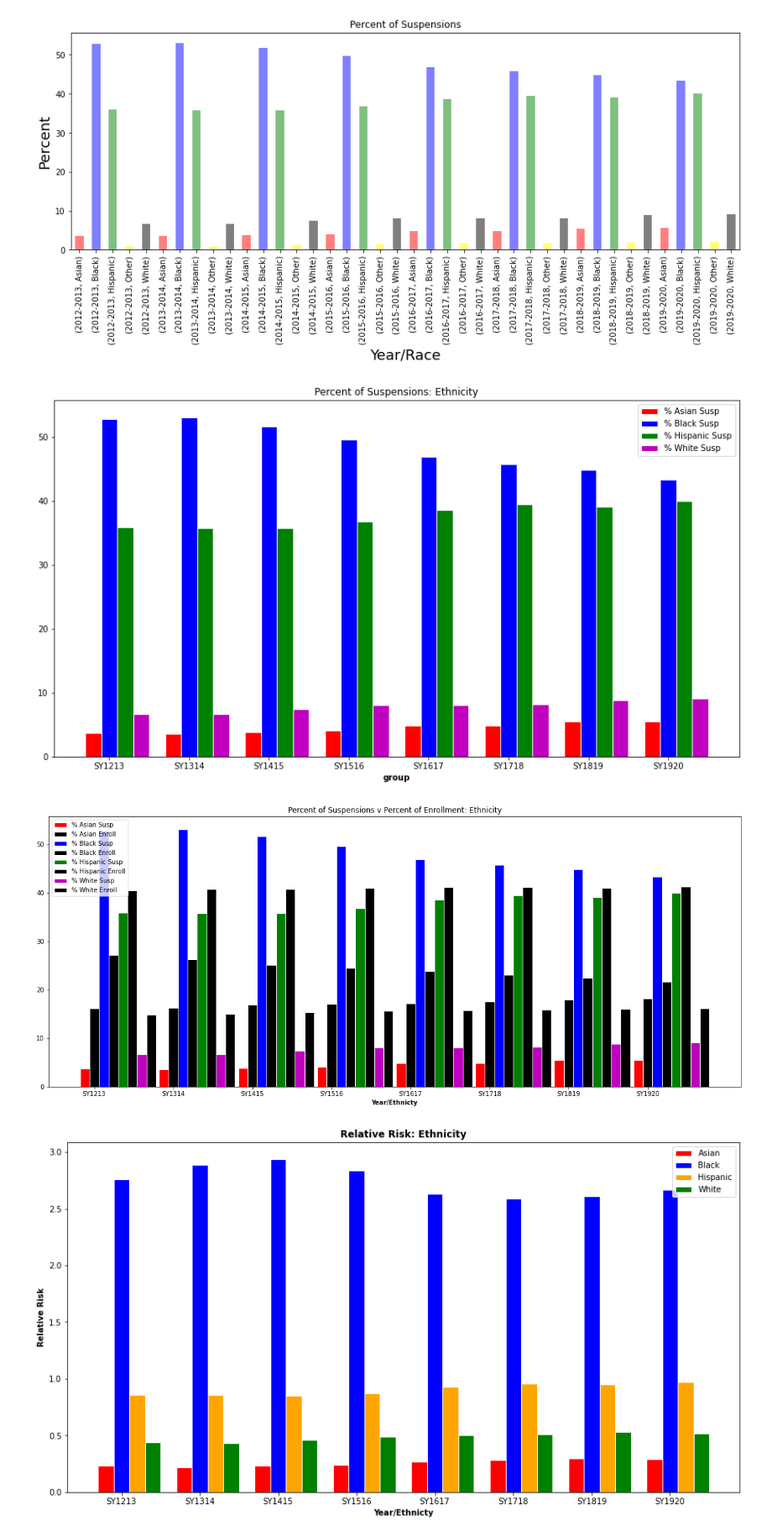
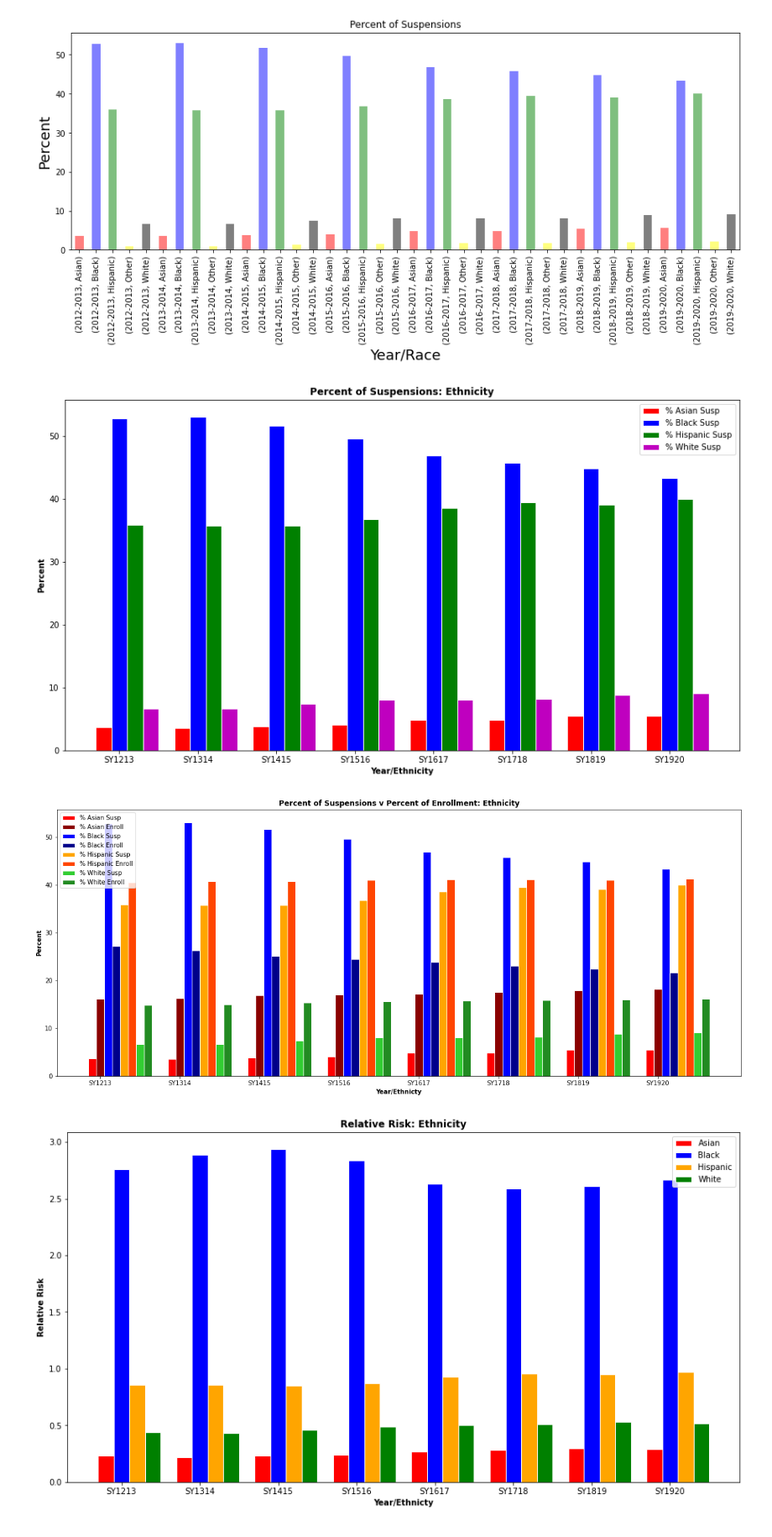
Before and after one commit to hdbedwell/Exploring_Disproportionality, a Jupyter notebook: 12142020 Disproportionality Analysis.ipynb, the cells around one changed output. Shown at 84% size. Saved outputs shown, nothing was run; the diff lists cells and outputs as text; code cells hidden in the pictures.

Commit message:
feat: Add visualization

```diff
--- a/12142020 Disproportionality Analysis.ipynb
+++ b/12142020 Disproportionality Analysis.ipynb
@@ -1013,15 +1013,16 @@ plt.bar(r3, bars3, color='g', width=barWidth, edgecolor='white', label='% Hispan
 plt.bar(r4, bars4, color='m', width=barWidth, edgecolor='white', label='% White Susp')
 
 # Add xticks on the middle of the group bars
-plt.xlabel('group', fontweight='bold')
+plt.xlabel('Year/Ethnicity', fontweight='bold')
+plt.ylabel('Percent', fontweight='bold')
 plt.xticks([r + barWidth for r in range(len(bars1))], ['SY1213', 'SY1314', 'SY1415', 'SY1516', 'SY1617', 'SY1718', 'SY1819', 'SY1920'])
-plt.title('Percent of Suspensions: Ethnicity')
+plt.title('Percent of Suspensions: Ethnicity', fontweight='bold')
 
 # Create legend & Show graphic
 plt.legend()
 plt.show()
 # %% [output]
-[figure, old version]
+[figure, new version]
 # %%
 #Source: https://python-graph-gallery.com/11-grouped-barplot/
 
@@ -1031,48 +1032,49 @@ import matplotlib.pyplot as plt
 plt.figure(figsize=(20, 8))
 
 # set width of bar
-barWidth = 0.12
+barWidth = 0.1
 
 # set height of bar
 bars1 = [3.7, 3.6, 3.8, 4.1, 4.8, 4.9, 5.5, 5.5]
 bars2 = [16.1, 16.2, 16.9, 17.0, 17.2, 17.6, 17.9, 18.2]
 bars3 = [52.8, 53.1, 51.7, 49.6, 46.9, 45.7, 44.8, 43.3]
 bars4 = [27.2, 26.2, 25.1, 24.4, 23.8, 23.1, 22.4, 21.6]
 bars5 = [35.9, 35.8, 35.8, 36.8, 38.6, 39.4, 39.1, 40.0]
 bars6 = [40.5, 40.7, 40.8, 41.0, 41.1, 41.1, 41.0, 41.2]
 bars7 = [6.7, 6.7, 7.4, 8.0, 8.1, 8.2, 8.8, 9.1]
 bars8 = [14.9, 15.0, 15.4, 15.6, 15.7, 15.9, 16.0, 16.1]
 
 # Set position of bar on X axis
 r1 = np.arange(len(bars1))
 r2 = [x + barWidth for x in r1]
 r3 = [x + barWidth for x in r2]
 r4 = [x + barWidth for x in r3]
 r5 = [x + barWidth for x in r4]
 r6 = [x + barWidth for x in r5]
 r7 = [x + barWidth for x in r6]
 r8 = [x + barWidth for x in r7]
 
 # Make the plot
-plt.bar(r1, bars1, color='r', width=barWidth, edgecolor='white', label='% Asian Susp')
-plt.bar(r2, bars2, color='k', width=barWidth, edgecolor='white', label='% Asian Enroll')
-plt.bar(r3, bars3, color='b', width=barWidth, edgecolor='white', label='% Black Susp')
-plt.bar(r4, bars4, color='k', width=barWidth, edgecolor='white', label='% Black Enroll')
-plt.bar(r5, bars5, color='g', width=barWidth, edgecolor='white', label='% Hispanic Susp')
-plt.bar(r6, bars6, color='k', width=barWidth, edgecolor='white', label='% Hispanic Enroll')
-plt.bar(r7, bars7, color='m', width=barWidth, edgecolor='white', label='% White Susp')
-plt.bar(r8, bars8, color='k', width=barWidth, edgecolor='white', label='% White Enroll')
+plt.bar(r1, bars1, color='red', width=barWidth, edgecolor='white', label='% Asian Susp')
+plt.bar(r2, bars2, color='darkred', width=barWidth, edgecolor='white', label='% Asian Enroll')
+plt.bar(r3, bars3, color='blue', width=barWidth, edgecolor='white', label='% Black Susp')
+plt.bar(r4, bars4, color='darkblue', width=barWidth, edgecolor='white', label='% Black Enroll')
+plt.bar(r5, bars5, color='orange', width=barWidth, edgecolor='white', label='% Hispanic Susp')
+plt.bar(r6, bars6, color='orangered', width=barWidth, edgecolor='white', label='% Hispanic Enroll')
+plt.bar(r7, bars7, color='limegreen', width=barWidth, edgecolor='white', label='% White Susp')
+plt.bar(r8, bars8, color='forestgreen', width=barWidth, edgecolor='white', label='% White Enroll')
 
 # Add xticks on the middle of the group bars
 plt.xlabel('Year/Ethnicty', fontweight='bold')
+plt.ylabel('Percent', fontweight='bold')
 plt.xticks([r + barWidth for r in range(len(bars1))], ['SY1213', 'SY1314', 'SY1415', 'SY1516', 'SY1617', 'SY1718', 'SY1819', 'SY1920'])
-plt.title('Percent of Suspensions v Percent of Enrollment: Ethnicity')
+plt.title('Percent of Suspensions v Percent of Enrollment: Ethnicity', fontweight='bold')
 
 # Create legend & Show graphic
 plt.legend()
 plt.show()
 # %% [output]
-[figure, old version]
+[figure, new version]
 # %%
 #Source: https://python-graph-gallery.com/11-grouped-barplot/
 
```
Also changed, not shown: parts of 3 cells of this notebook.
